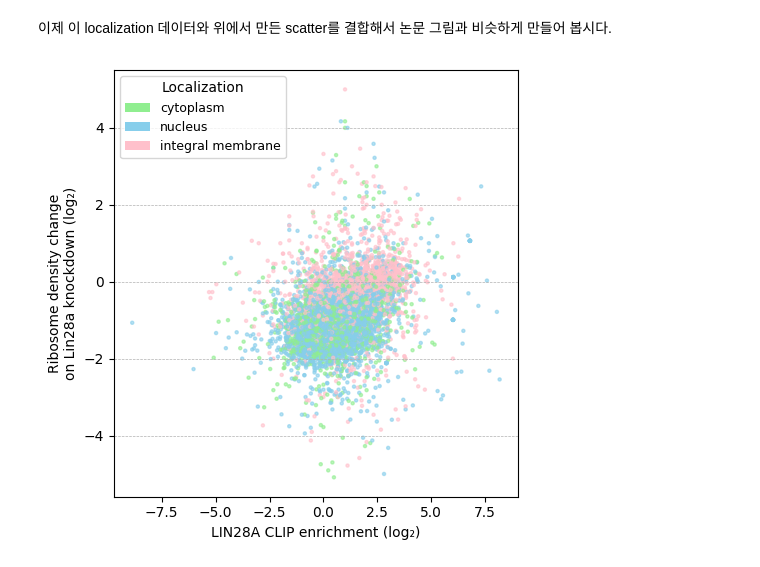
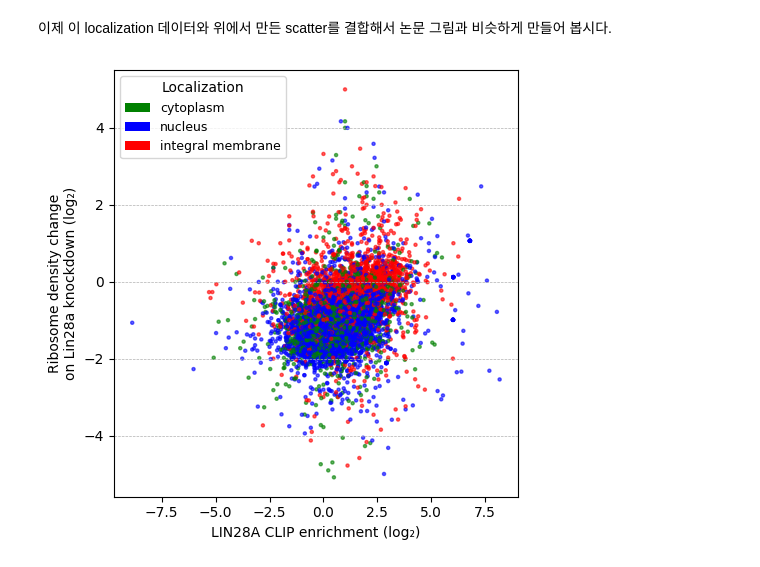
Before and after one commit to yewon-han-bioinfo/bioinfo1_25-1_yewonhan, a Jupyter notebook: CoLab_TermProj_2025_1.ipynb, the cells around one changed output. Saved outputs shown, nothing was run; the diff lists cells and outputs as text; code cells hidden in the pictures.

```diff
--- a/CoLab_TermProj_2025_1.ipynb
+++ b/CoLab_TermProj_2025_1.ipynb
@@ -364,9 +364,9 @@ cnts['Geneid'] = cnts['Geneid'].str.replace(r'\.\d+$', '', regex=True)  # Remove
 # mouselocal = pd.read_csv('https://hyeshik.qbio.io/binfo/mouselocalization-20210507.txt', sep='\t', header=None)
 mouselocal.columns = ['Geneid', 'Genename', 'type']
 localization_colors = {
-    'cytoplasm': 'lightgreen',
-    'nucleus': 'skyblue',
-    'integral membrane': 'pink'
+    'cytoplasm': 'green',
+    'nucleus': 'blue',
+    'integral membrane': 'red'
 }
 mouselocal = mouselocal[mouselocal['type'].isin(localization_colors.keys())]
 
@@ -376,31 +376,31 @@ cnts_with_loc = cnts.merge(mouselocal, on='Geneid', how='inner')
 # Compute log2 - Avoid log2(0) by replacing 0s with NaN before log
 cnts_with_loc['log_clip'] = np.log2(cnts_with_loc['clip_enrichment'].replace(0, np.nan))
 cnts_with_loc['log_rden'] = np.log2(cnts_with_loc['rden_change'].replace(0, np.nan))
 
 # Create a valid mask
 valid = np.isfinite(cnts_with_loc['log_clip']) & np.isfinite(cnts_with_loc['log_rden'])
 
 # Filter the DataFrame once
 filtered = cnts_with_loc[valid]
 
 # Now extract values
 x = filtered['log_clip']
 y = filtered['log_rden']
 loc = filtered['type']
 colors = [localization_colors[l] for l in loc]
 
 # Plot
 fig, ax = plt.subplots(figsize=(5, 5))
 ax.grid(axis='y', linestyle='--', linewidth=0.5, zorder=0)
 ax.scatter(x, y, c=colors, s=5, alpha=0.6, zorder=1)
 ax.set_xlabel('LIN28A CLIP enrichment (log₂)')
 ax.set_ylabel('Ribosome density change\non Lin28a knockdown (log₂)')
 
 legend_elements = [Patch(facecolor=color, edgecolor='none', label=label)
                    for label, color in localization_colors.items()]
 ax.legend(handles=legend_elements, title='Localization', loc='upper left', fontsize=9, title_fontsize=10)
 
 plt.tight_layout()
 plt.show()
 # %% [output]
-[figure, old version]
+[figure, new version]
```
Also changed, not shown: parts of 4 cells of this notebook.
